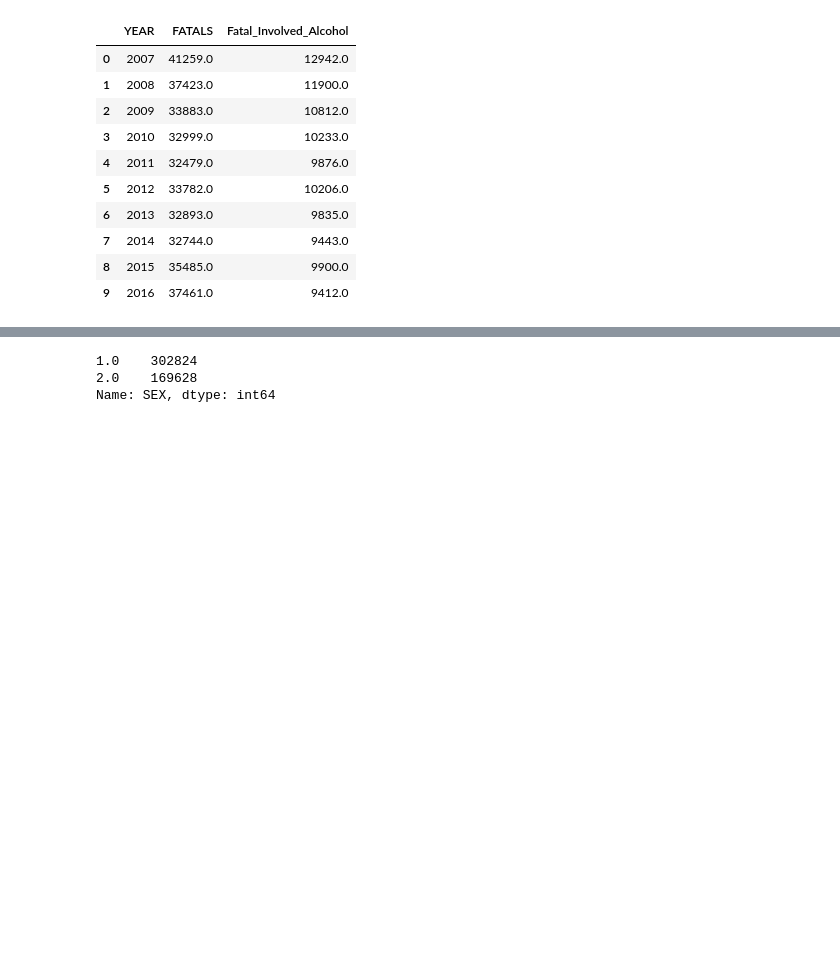
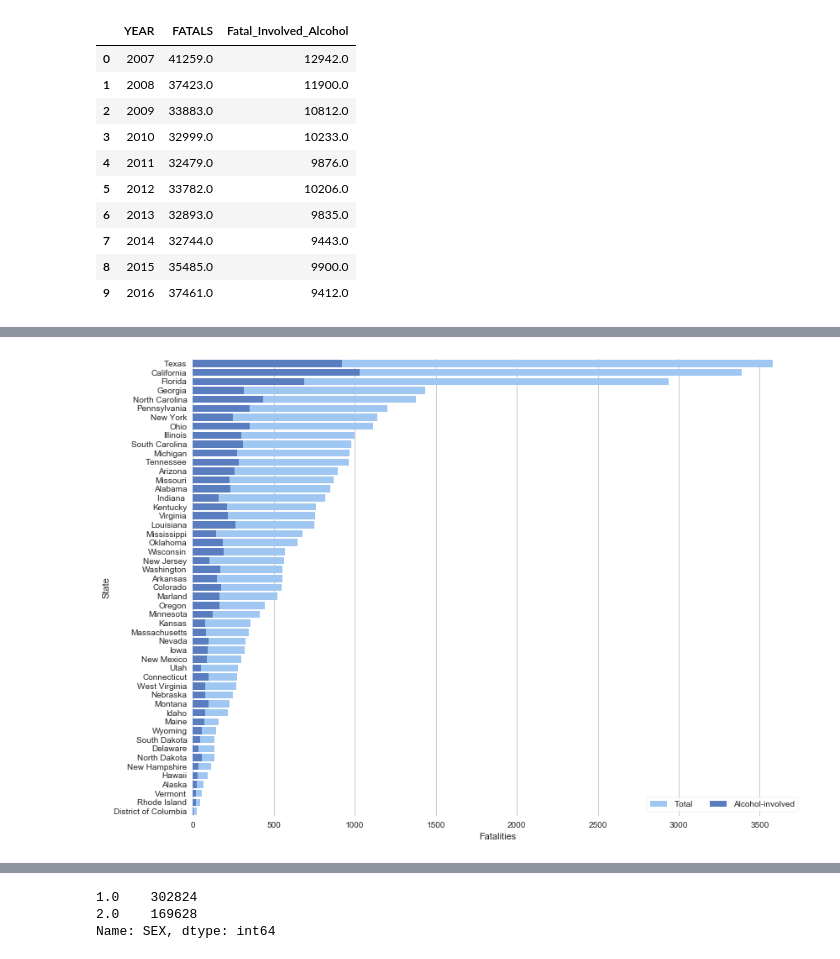
Before and after one commit to junemore/traffic-accidents-analysis, a Jupyter notebook: Notebook_5_Alcohol+Violation.ipynb, the cells around one changed output, grey strips where cells are left out. Drawn from its saved outputs; the diff is of its cells as text; code cells hidden in the pictures; blank space fills up the shorter version.

Commit message:
add more graphs and write t-test for speeding

```diff
--- a/Notebook_5_Alcohol+Violation.ipynb
+++ b/Notebook_5_Alcohol+Violation.ipynb
@@ -7,7 +7,7 @@ import numpy as np
 from pandas import DataFrame
 import shelve
 import seaborn as sns
-plt.style.use('seaborn-dark')
+sns.set(style="whitegrid")
 plt.rcParams['figure.figsize'] = (10, 6)
 pd.set_option('display.max_columns', 100)
 # %%
@@ -77,0 +90,16 @@ sns.despine(left=True, bottom=True)
+# %%
+f, g = plt.subplots(figsize=(13, 10))
+# Plot the total deadth
+sns.set_color_codes("pastel")
+g = sns.barplot(x="FATALS",y="STATE_NAME",data=Death_by_state15_sort,label="Total", color="b")
+# Plot the total deadth where alcohol was involved
+sns.set_color_codes("muted")
+g = sns.barplot(x="Fatal_Involved_Alcohol", y="STATE_NAME", data=Death_by_state15_sort,
+            label="Alcohol-involved", color="b")
+# Add a legend and informative axis label
+g.set( ylabel="State",xlabel="Fatalities")
+g.legend(ncol=2, frameon=True)
+sns.despine(left=True, bottom=True)
+plt.show()
+# %% [output]
+[figure, added]
```
Also changed, not shown: parts of 14 cells of this notebook, 6 other files.
